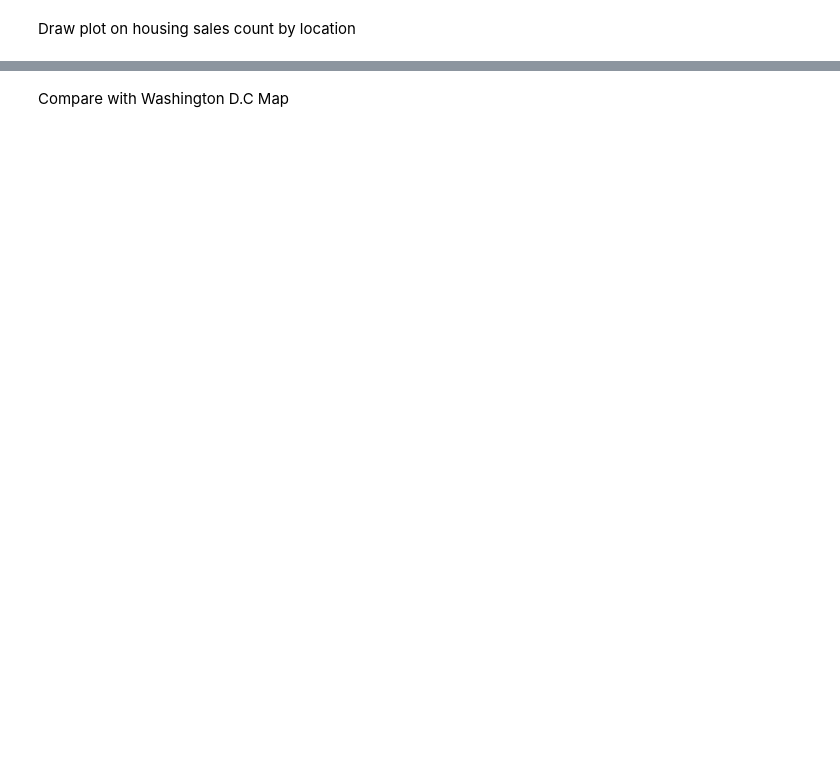
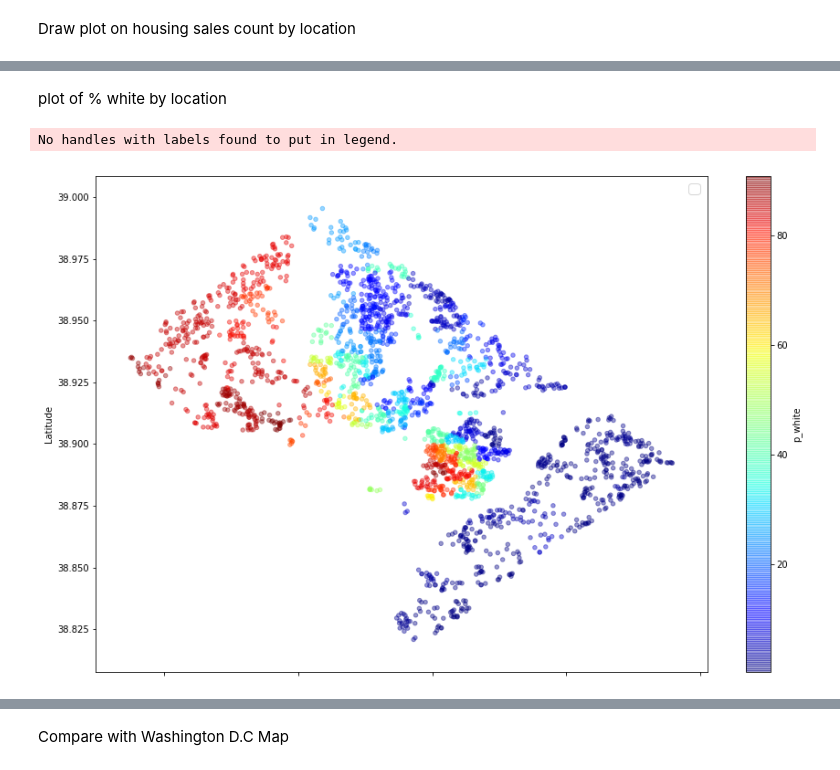
Before and after one commit to elieric/is843, a Jupyter notebook: assignment_1.ipynb, the cells around one changed output, grey strips where cells are left out. Saved outputs shown, nothing was run; the diff lists cells and outputs as text; code cells hidden in the pictures; blank space fills up the shorter version.

```diff
--- a/assignment_1.ipynb
+++ b/assignment_1.ipynb
@@ -1048,0 +1059,15 @@ No handles with labels found to put in legend.
+# %% [markdown]
+plot of % white by location
+# %%
+import matplotlib.pyplot as plt
+py_df_sample.plot(kind="scatter", x="LONGITUDE", y="LATITUDE",
+    c="p_white", cmap=plt.get_cmap("jet"),
+    colorbar=True, alpha=0.4, figsize=(15,10),
+)
+plt.ylabel("Latitude", fontsize=10)
+plt.xlabel("Longitude", fontsize=10)
+plt.legend(fontsize=16)
+plt.show()
+# %% [output]
+No handles with labels found to put in legend.
+[figure, added]
```
Also changed, not shown: parts of 33 cells of this notebook.
